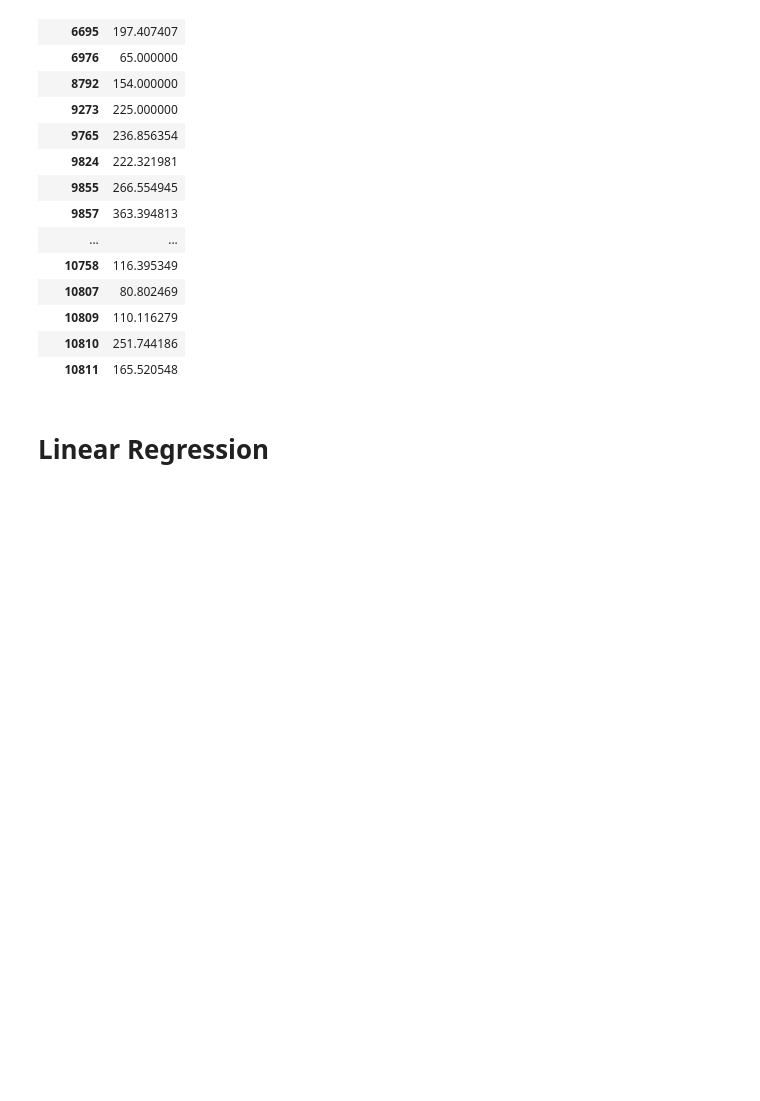
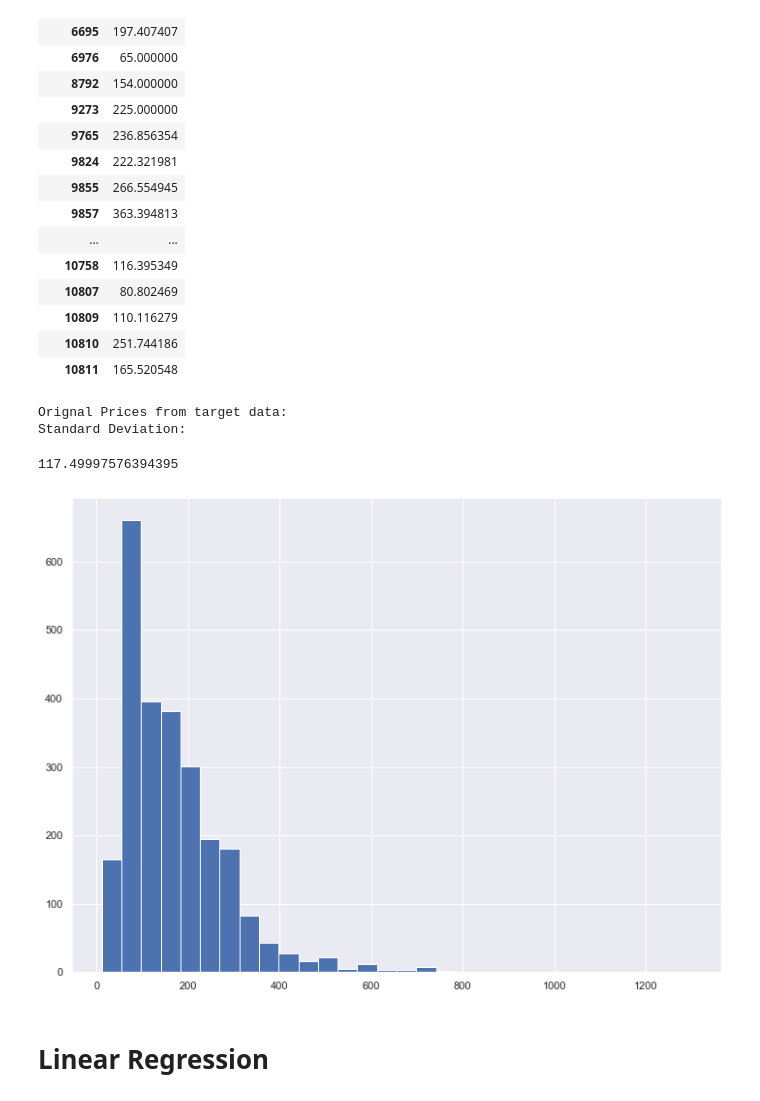
Before and after one commit to varad-desai/DataScience_Engineering_Tools_And_Methods, a Jupyter notebook: Data Science Project/BostonAirbnbDataScienceProject.ipynb, the cells around one changed output. Drawn from its saved outputs; the diff is of its cells as text; code cells hidden in the pictures; blank space fills up the shorter version.

Commit message:
Final Regression Visualisation
added graphs

```diff
--- a/Data Science Project/BostonAirbnbDataScienceProject.ipynb
+++ b/Data Science Project/BostonAirbnbDataScienceProject.ipynb
@@ -155,6 +157,16 @@ target.head(20)
 | 10809 | 110.116279 |
 | 10810 | 251.744186 |
 | 10811 | 165.520548 |
+# %%
+print("Orignal Prices from target data:")
+print("Standard Deviation:")
+listings_dataframe["price"].hist(bins = 30)
+listings_dataframe["price"].std()
+# %% [output]
+Orignal Prices from target data:
+Standard Deviation:
+117.49997576394395
+[figure, added]
 # %% [markdown]
 # Linear Regression
 # %%
```
Also changed, not shown: parts of 14 cells of this notebook, 1 other file.
